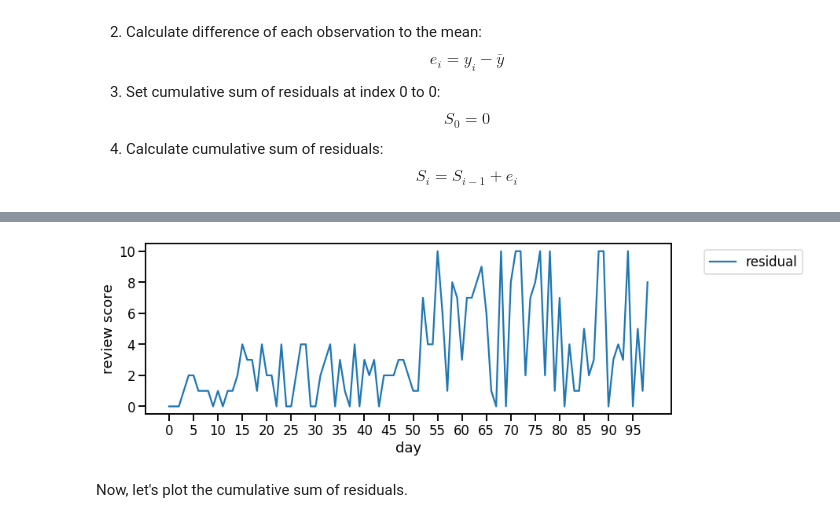
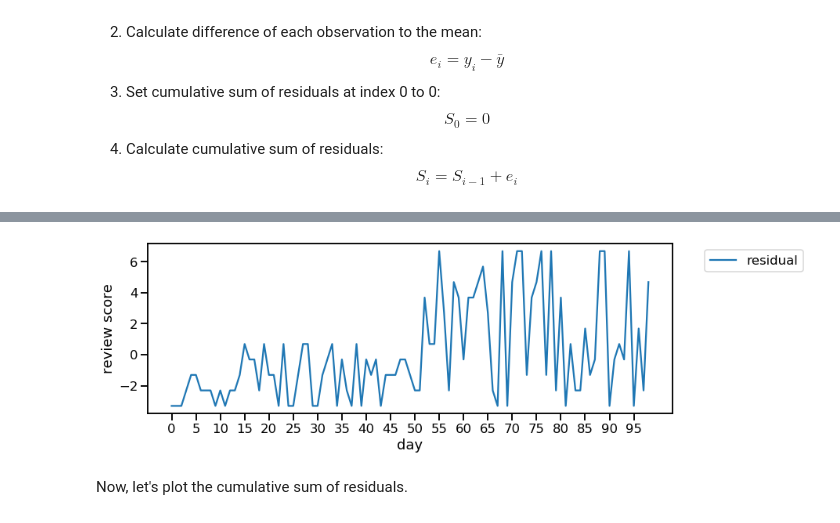
Before and after one commit to elvyna/talk, a Jupyter notebook: Introduction to Change Point Analysis.ipynb, the cells around one changed output, grey strips where cells are left out. Cells and saved outputs as stored; diff of their text form; code cells hidden in the pictures.

Commit message:
update mse residual plot

```diff
--- a/Introduction to Change Point Analysis.ipynb
+++ b/Introduction to Change Point Analysis.ipynb
@@ -184,18 +184,18 @@ plt.show();
 # %%
 f, ax = plt.subplots(figsize=(12,4))
 
 plt.plot(
-    df[mask_value].reset_index()[0],
+    df[mask_value].reset_index()['residual'],
     label='residual'
 )
 
 plt.legend(bbox_to_anchor=[1.05,1])
 plt.xlabel("day")
 plt.ylabel("review score")
 plt.xticks(np.arange(0,100,5))
 plt.show();
 # %% [output]
-[figure, old version]
+[figure, new version]
 # %% [markdown]
 Now, let's plot the cumulative sum of residuals.
 # %%
```
Also changed, not shown: parts of 8 cells of this notebook, 1 other file.
